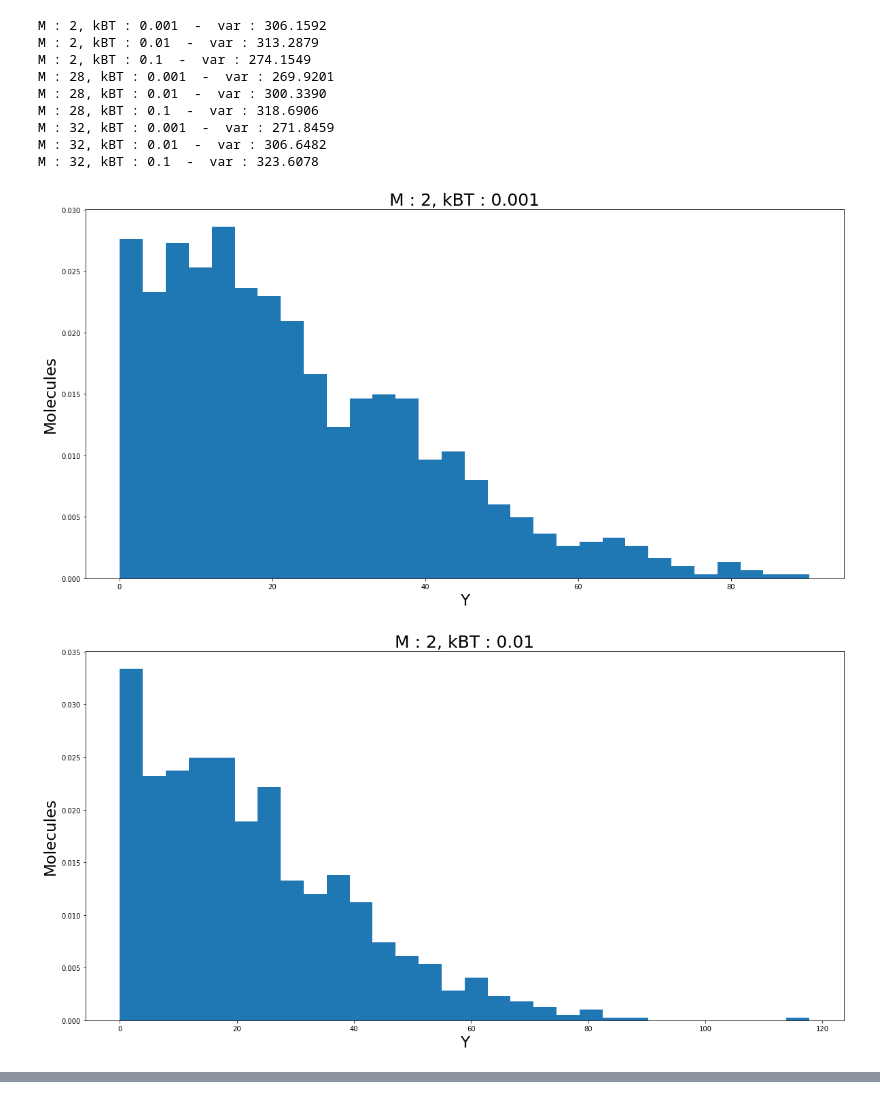
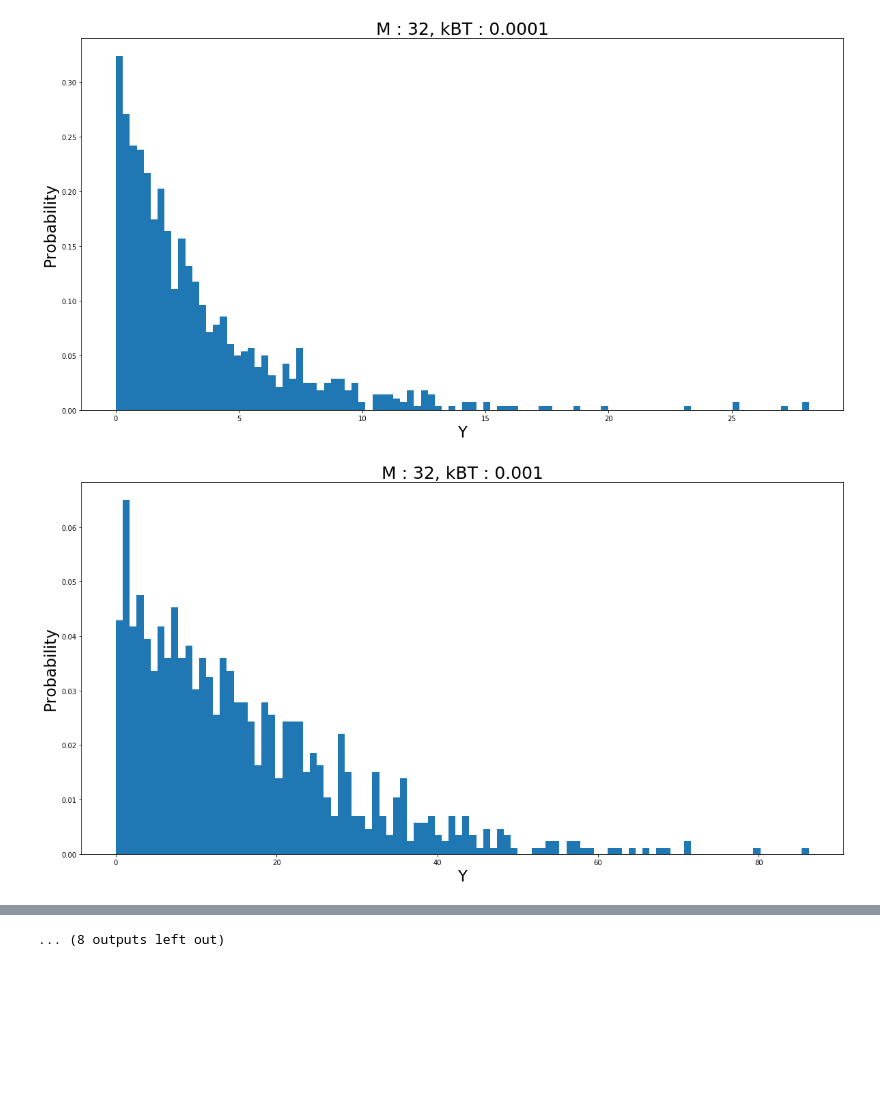
Before and after one commit to Jasonlee1995/MEU2001_MCM, a Jupyter notebook: Markov-Chain Simulation of Gas Particles.ipynb, the cells around one changed output, grey strips where cells are left out. Drawn from its saved outputs; the diff is of its cells as text; code cells hidden in the pictures; blank space fills up the shorter version.

Commit message:
Update variance plot on MC simulation Gas Particles

```diff
--- a/Markov-Chain Simulation of Gas Particles.ipynb
+++ b/Markov-Chain Simulation of Gas Particles.ipynb
@@ -19,13 +19,14 @@ import itertools
 import numpy as np
 import matplotlib.pyplot as plt
 
+plt.rcParams.update({'figure.max_open_warning': 0})
 np.random.seed(0)
 # %%
 n_molecules = 1000
 n_steps = 10000
 delta = 0.5
 
-g = 9.8
+g = 9.8*10
 Avogadro = 6.0221e23
 J2eV = 6.2415e18
 # %%
@@ -45,27 +46,21 @@ def FinalPosition(n_molecules, n_steps, delta, g, kBT, Avogadro, m):
 # %%
 title_fontsize, label_fontsize, tick_fontsize = 25, 23, 13
 
-m_list = [2, 14*2, 16*2]
-kBT_list = [0.001, 0.01, 0.1]
+m_list = [32, 320, 3200, 32000]
+kBT_list = [0.0001, 0.001, 0.01, 0.1, 1]
+variance_m = {m:[] for m in m_list}
+variance_kBT = {kBT:[] for kBT in kBT_list}
 
 for m, kBT in itertools.product(m_list, kBT_list):
     final_state = FinalPosition(n_molecules, n_steps, delta, g, kBT, Avogadro, m)
-    print('M : {}, kBT : {}  -  var : {:.4f}'.format(m, kBT, np.var(final_state)))
+    variance_m[m].append(np.var(final_state))
+    variance_kBT[kBT].append(np.var(final_state))
     plt.figure(figsize=(20, 10))
-    plt.hist(final_state, bins=30, density=True, rwidth=1)
+    plt.hist(final_state, bins=100, density=True, rwidth=1)
     plt.title('M : {}, kBT : {}'.format(m, kBT), fontsize=title_fontsize)
     plt.xlabel('Y', fontsize=label_fontsize)
-    plt.ylabel('Molecules', fontsize=label_fontsize)
+    plt.ylabel('Probability', fontsize=label_fontsize)
 plt.show()
 # %% [output]
-M : 2, kBT : 0.001  -  var : 306.1592
-M : 2, kBT : 0.01  -  var : 313.2879
-M : 2, kBT : 0.1  -  var : 274.1549
-M : 28, kBT : 0.001  -  var : 269.9201
-M : 28, kBT : 0.01  -  var : 300.3390
-M : 28, kBT : 0.1  -  var : 318.6906
-M : 32, kBT : 0.001  -  var : 271.8459
-M : 32, kBT : 0.01  -  var : 306.6482
-M : 32, kBT : 0.1  -  var : 323.6078
-[figure, old version]
+[figure, new version]
-[figure, old version]
+[figure, new version]
@@ -78,0 +77 @@ M : 32, kBT : 0.1  -  var : 323.6078
+... (8 outputs left out)
```
Also changed, not shown: parts of 4 cells of this notebook.
